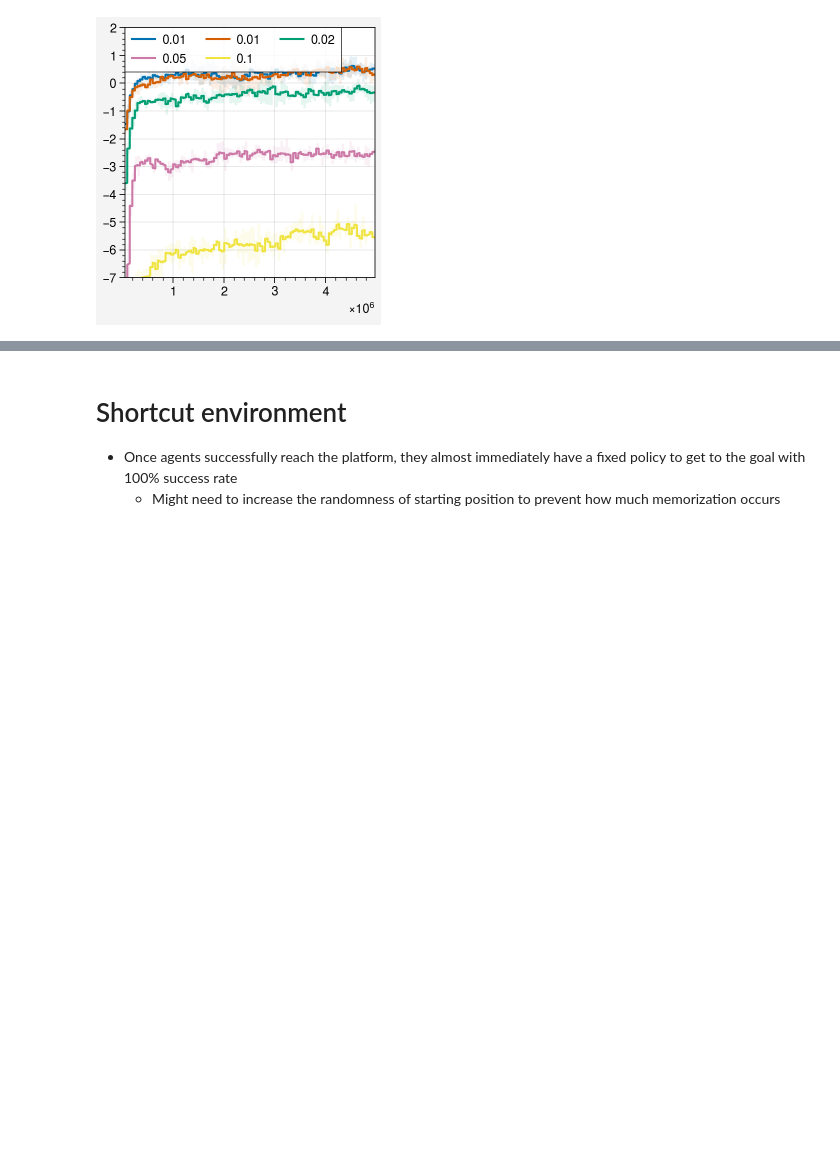
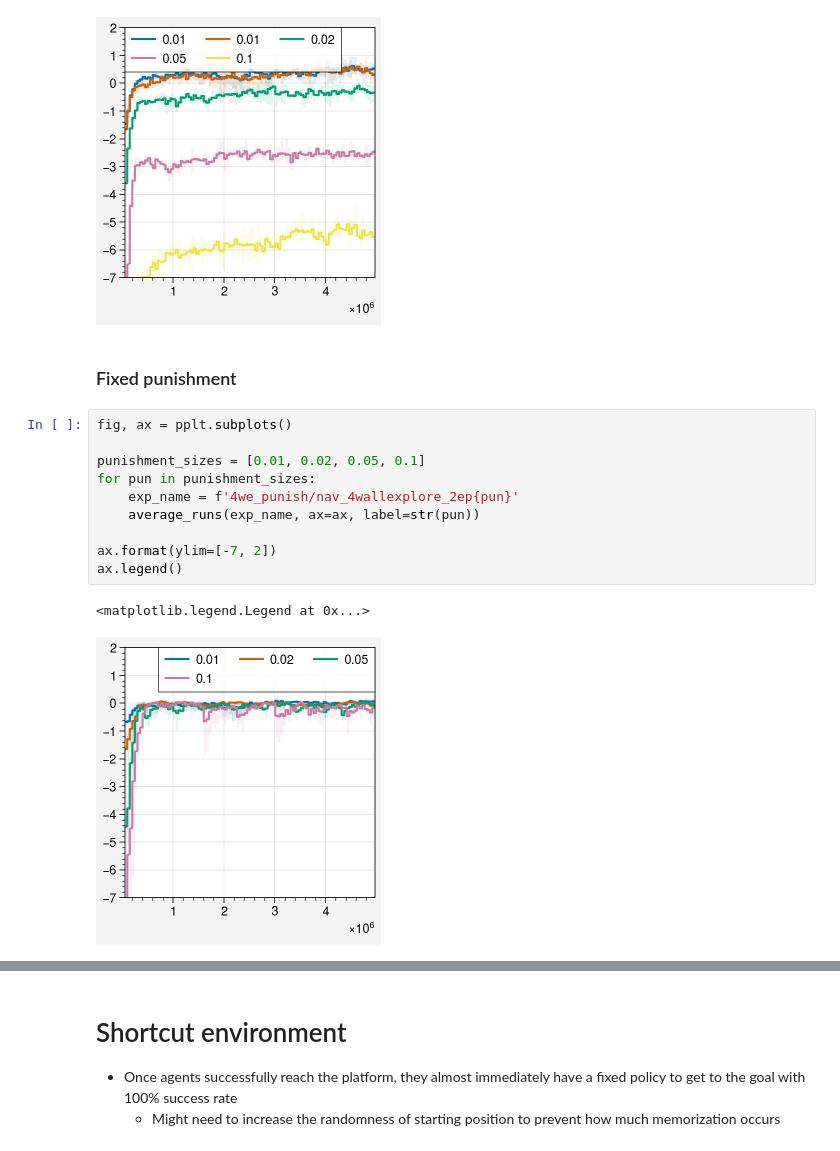
Before and after one commit to liuandrew/ppo_aux, a Jupyter notebook: write_and_test/data_visualize.ipynb, the cells around one changed output, grey strips where cells are left out. Cells and saved outputs as stored; diff of their text form; blank space fills up the shorter version.

```diff
--- a/write_and_test/data_visualize.ipynb
+++ b/write_and_test/data_visualize.ipynb
@@ -91,3 +91,18 @@ ax.legend()
 # %% [output]
 <matplotlib.legend.Legend at 0x...>
 [figure]
+# %% [markdown]
+### Fixed punishment
+# %%
+fig, ax = pplt.subplots()
+
+punishment_sizes = [0.01, 0.02, 0.05, 0.1]
+for pun in punishment_sizes:
+    exp_name = f'4we_punish/nav_4wallexplore_2ep{pun}'
+    average_runs(exp_name, ax=ax, label=str(pun))
+
+ax.format(ylim=[-7, 2])
+ax.legend()
+# %% [output]
+<matplotlib.legend.Legend at 0x...>
+[figure, added]
```
Also changed, not shown: parts of 2 cells of this notebook, 4 other files.
